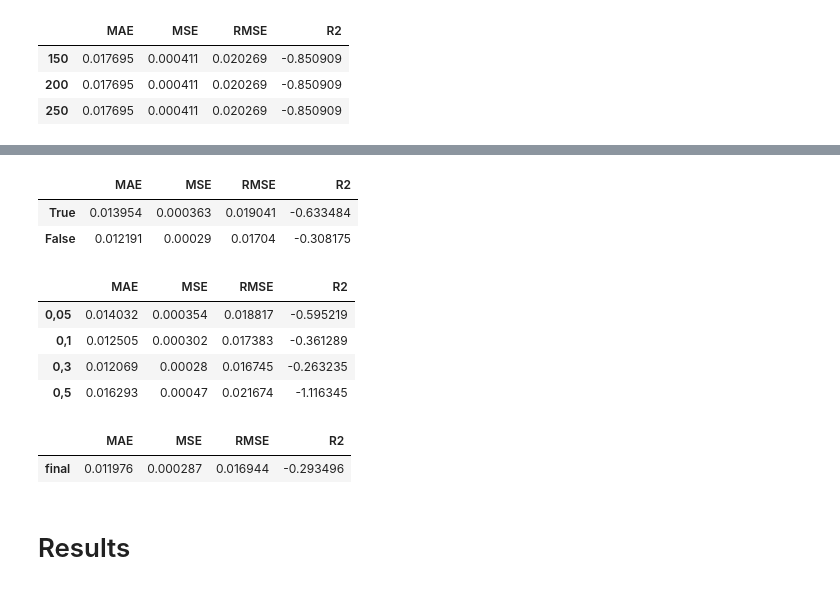
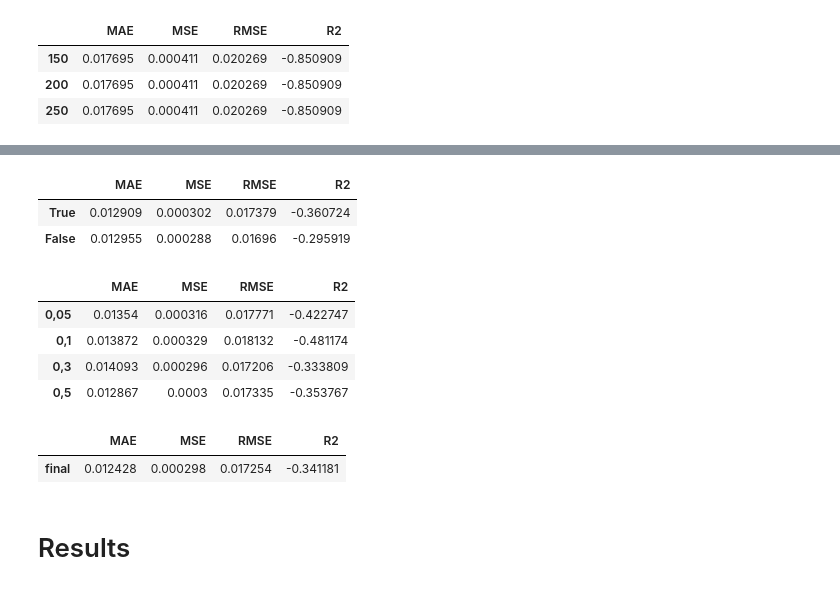
Before and after one commit to diogobulhosa/BC4, a Jupyter notebook: notebooks/nb_link.ipynb, the cells around one changed output, grey strips where cells are left out. Drawn from its saved outputs; the diff is of its cells as text; code cells hidden in the pictures.

```diff
--- a/notebooks/nb_link.ipynb
+++ b/notebooks/nb_link.ipynb
@@ -749,34 +749,34 @@ show_results(df, df_link,'close',100,5,xgb_true, xgb_false)
 # %%
-xgb_false = XGBRegressor(random_state = 10 , booster= 'gblinear', n_estimators = 150, validate_parameters = False,disable_default_eval_metric=False)
-xgb_true = XGBRegressor(random_state = 10 , booster= 'gblinear', n_estimators = 150, validate_parameters = False,disable_default_eval_metric=True)
+xgb_false = XGBRegressor(random_state = 10 , booster= 'gblinear', n_estimators = 150, validate_parameters = True,disable_default_eval_metric=False)
+xgb_true = XGBRegressor(random_state = 10 , booster= 'gblinear', n_estimators = 150, validate_parameters = True,disable_default_eval_metric=True)
 
 df = pd.DataFrame(columns = ['MAE', 'MSE','RMSE', 'R2'], index = ['True','False'])
 show_results(df, df_link,'close',100,5,xgb_true, xgb_false)
 # %% [output]
 |  | MAE | MSE | RMSE | R2 |
-| True | 0.013954 | 0.000363 | 0.019041 | -0.633484 |
-| False | 0.012191 | 0.00029 | 0.01704 | -0.308175 |
+| True | 0.012909 | 0.000302 | 0.017379 | -0.360724 |
+| False | 0.012955 | 0.000288 | 0.01696 | -0.295919 |
 # %%
-xgb_005 = XGBRegressor(random_state = 10 , booster= 'gblinear', n_estimators = 150, validate_parameters = False,disable_default_eval_metric=False,eta = 0.05)
-xgb_01 = XGBRegressor(random_state = 10 , booster= 'gblinear', n_estimators = 150, validate_parameters = False,disable_default_eval_metric=False,eta = 0.1)
-xgb_03 = XGBRegressor(random_state = 10 , booster= 'gblinear', n_estimators = 150, validate_parameters = False,disable_default_eval_metric=False,eta = 0.3)
-xgb_05 = XGBRegressor(random_state = 10 , booster= 'gblinear', n_estimators = 150, validate_parameters = False,disable_default_eval_metric=False,eta = 0.5)
+xgb_005 = XGBRegressor(random_state = 10 , booster= 'gblinear', n_estimators = 150, validate_parameters = True,disable_default_eval_metric=False,eta = 0.05)
+xgb_01 = XGBRegressor(random_state = 10 , booster= 'gblinear', n_estimators = 150, validate_parameters = True,disable_default_eval_metric=False,eta = 0.1)
+xgb_03 = XGBRegressor(random_state = 10 , booster= 'gblinear', n_estimators = 150, validate_parameters = True,disable_default_eval_metric=False,eta = 0.3)
+xgb_05 = XGBRegressor(random_state = 10 , booster= 'gblinear', n_estimators = 150, validate_parameters = True,disable_default_eval_metric=False,eta = 0.5)
 
 df = pd.DataFrame(columns = ['MAE', 'MSE','RMSE', 'R2'], index = ['0,05', '0,1', '0,3', '0,5'])
 show_results(df, df_link,'close',100,5, xgb_005,xgb_01, xgb_03, xgb_05 )
 # %% [output]
 |  | MAE | MSE | RMSE | R2 |
-| 0,05 | 0.014032 | 0.000354 | 0.018817 | -0.595219 |
-| 0,1 | 0.012505 | 0.000302 | 0.017383 | -0.361289 |
-| 0,3 | 0.012069 | 0.00028 | 0.016745 | -0.263235 |
-| 0,5 | 0.016293 | 0.00047 | 0.021674 | -1.116345 |
+| 0,05 | 0.01354 | 0.000316 | 0.017771 | -0.422747 |
+| 0,1 | 0.013872 | 0.000329 | 0.018132 | -0.481174 |
+| 0,3 | 0.014093 | 0.000296 | 0.017206 | -0.333809 |
+| 0,5 | 0.012867 | 0.0003 | 0.017335 | -0.353767 |
 # %%
-xgb_final = XGBRegressor(random_state = 10 , booster= 'gblinear', n_estimators = 130, validate_parameters = False,disable_default_eval_metric=False,eta = 0.3)
+xgb_final = XGBRegressor(random_state = 10 , booster= 'gblinear', n_estimators = 130, validate_parameters = True,disable_default_eval_metric=False,eta = 0.3)
 
 df = pd.DataFrame(columns = ['MAE', 'MSE','RMSE', 'R2'], index = ['final'])
 show_results(df, df_link,'close',100,5, xgb_final)
 # %% [output]
 |  | MAE | MSE | RMSE | R2 |
-| final | 0.011976 | 0.000287 | 0.016944 | -0.293496 |
+| final | 0.012428 | 0.000298 | 0.017254 | -0.341181 |
 # %% [markdown]
 # Results
```
Also changed, not shown: parts of 18 cells of this notebook.
